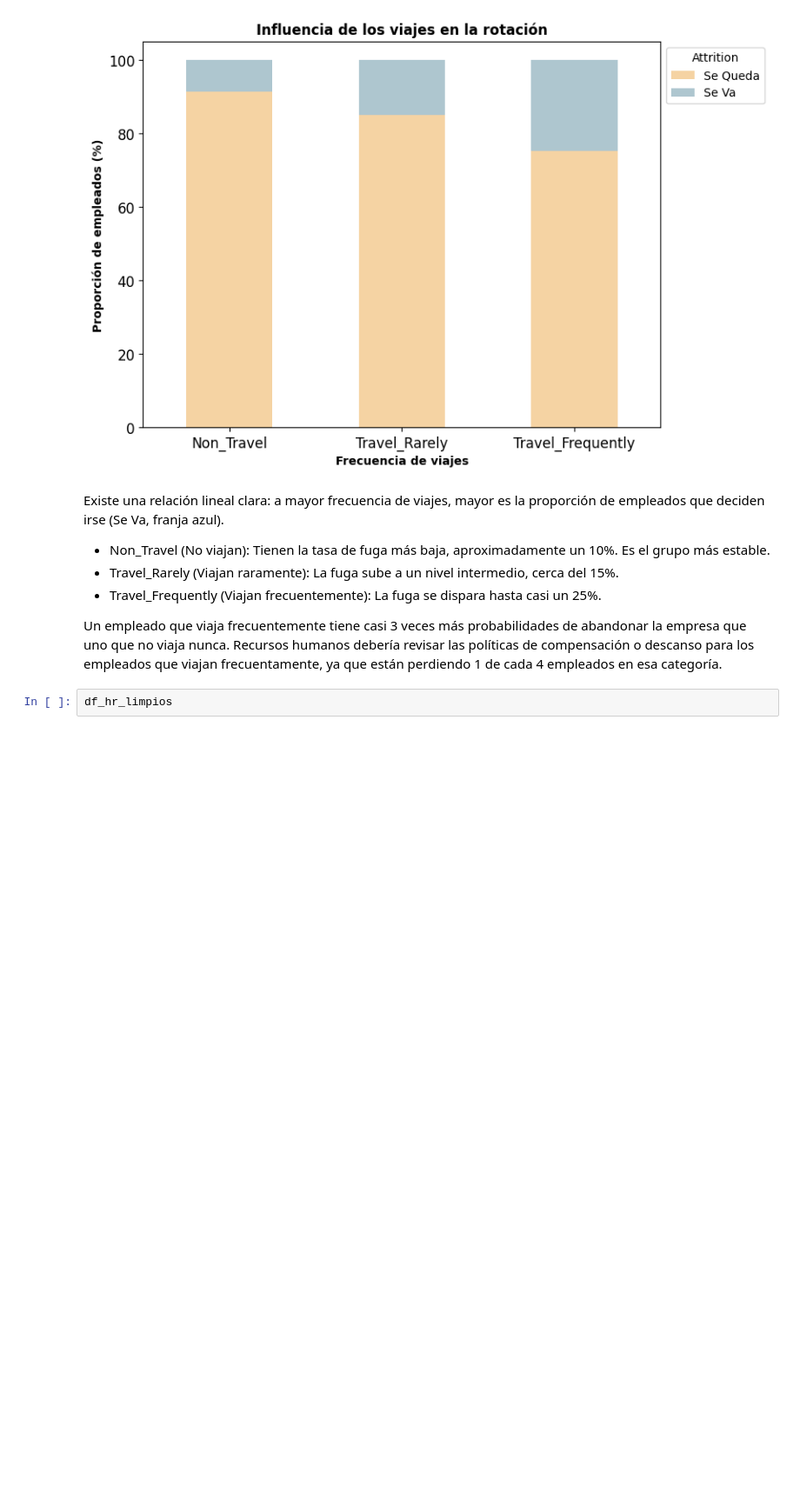
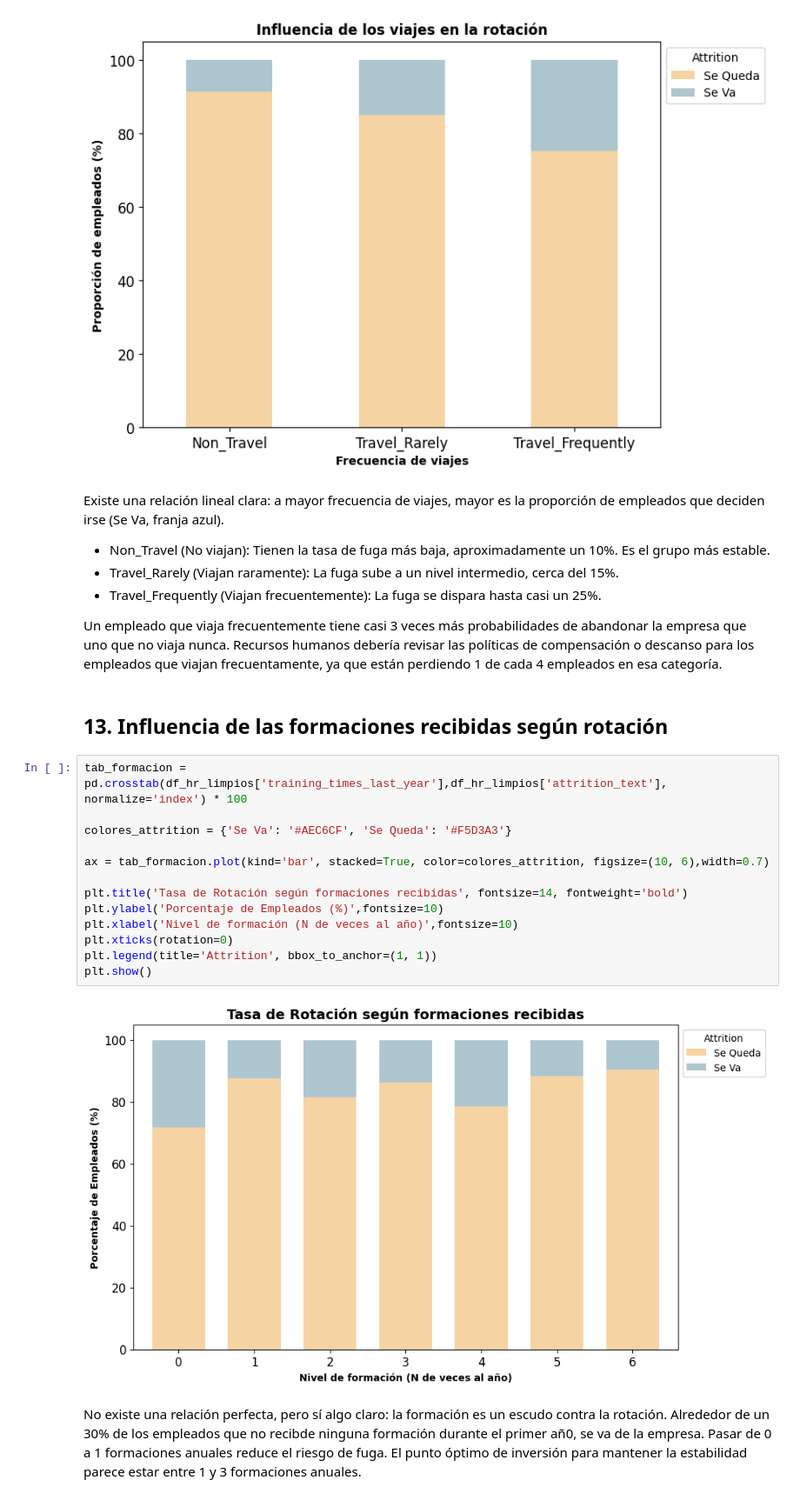
Before and after one commit to eva5ferrer/project-da-promo-63-modulo-3-team-1, a Jupyter notebook: fase-3-visualizacion.ipynb, the cells around one changed output. Shown at 87% size. Drawn from its saved outputs; the diff is of its cells as text; blank space fills up the shorter version.

```diff
--- a/fase-3-visualizacion.ipynb
+++ b/fase-3-visualizacion.ipynb
@@ -424,5 +424,22 @@ Existe una relación lineal clara: a mayor frecuencia de viajes, mayor es la pro
 * Travel_Frequently (Viajan frecuentemente): La fuga se dispara hasta casi un 25%.
 
 Un empleado que viaja frecuentemente tiene casi 3 veces más probabilidades de abandonar la empresa que uno que no viaja nunca. Recursos humanos debería revisar las políticas de compensación o descanso para los empleados que viajan frecuentamente, ya que están perdiendo 1 de cada 4 empleados en esa categoría.
-# %%
-df_hr_limpios
+# %% [markdown]
+## 13. Influencia de las formaciones recibidas según rotación
+# %%
+tab_formacion = pd.crosstab(df_hr_limpios['training_times_last_year'],df_hr_limpios['attrition_text'], normalize='index') * 100
+
+colores_attrition = {'Se Va': '#AEC6CF', 'Se Queda': '#F5D3A3'}
+
+ax = tab_formacion.plot(kind='bar', stacked=True, color=colores_attrition, figsize=(10, 6),width=0.7)
+
+plt.title('Tasa de Rotación según formaciones recibidas', fontsize=14, fontweight='bold')
+plt.ylabel('Porcentaje de Empleados (%)',fontsize=10)
+plt.xlabel('Nivel de formación (N de veces al año)',fontsize=10)
+plt.xticks(rotation=0)
+plt.legend(title='Attrition', bbox_to_anchor=(1, 1))
+plt.show()
+# %% [output]
+[figure, added]
+# %% [markdown]
+No existe una relación perfecta, pero sí algo claro: la formación es un escudo contra la rotación. Alrededor de un 30% de los empleados que no recibde ninguna formación durante el primer añ0, se va de la empresa. Pasar de 0 a 1 formaciones anuales reduce el riesgo de fuga. El punto óptimo de inversión para mantener la estabilidad parece estar entre 1 y 3 formaciones anuales.
```
